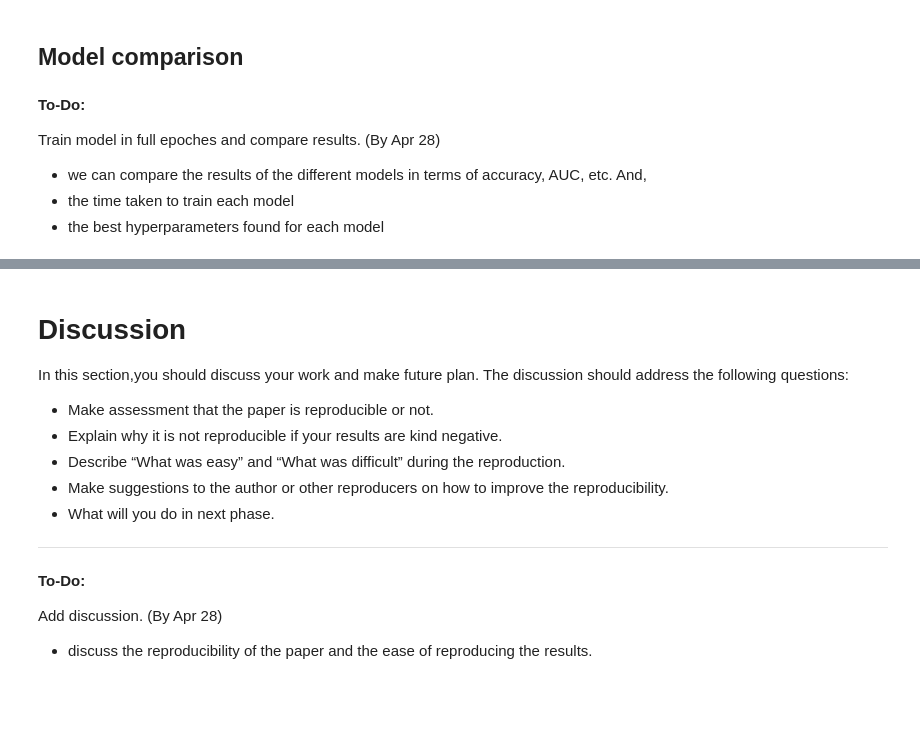
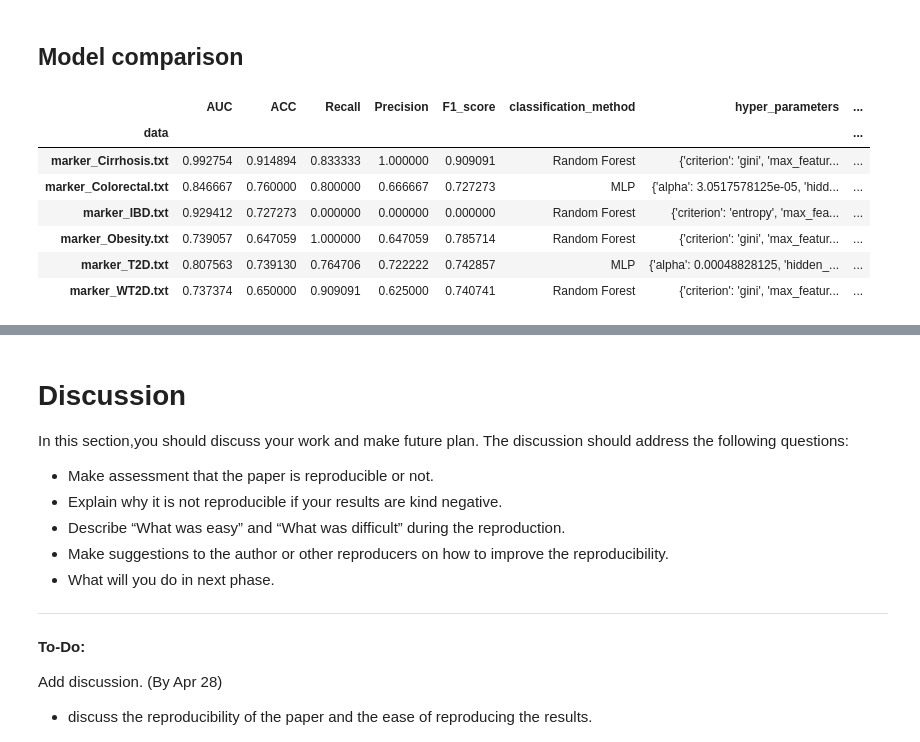
Before and after one commit to ZKingQ/CS598-DLH-SP24, a Jupyter notebook: DLH_Team_71_PyTorch.ipynb, the cells around one changed output, grey strips where cells are left out. Drawn from its saved outputs; the diff is of its cells as text; code cells hidden in the pictures; blank space fills up the shorter version.

```diff
--- a/DLH_Team_71_PyTorch.ipynb
+++ b/DLH_Team_71_PyTorch.ipynb
@@ -997,10 +997,15 @@ df
 | 125 | 0.737374 | 0.650000 | 0.909091 | 0.625000 | 0.740741 | Random Forest | {'criterion': 'gini', 'max_featur... | ... |
 # %% [markdown]
 ## Model comparison
-# %% [markdown]
-**To-Do:**
-
-Train model in full epoches and compare results. (By Apr 28)
-- we can compare the results of the different models in terms of accuracy, AUC, etc. And,
-- the time taken to train each model
-- the best hyperparameters found for each model
+# %%
+# show best auc for each data set and its param config
+df.groupby(['data']).apply(lambda x: x.loc[x['AUC'].idxmax()])
+# %% [output]
+|  | AUC | ACC | Recall | Precision | F1_score | classification_method | hyper_parameters | ... |
+| data |  |  |  |  |  |  |  | ... |
+| marker_Cirrhosis.txt | 0.992754 | 0.914894 | 0.833333 | 1.000000 | 0.909091 | Random Forest | {'criterion': 'gini', 'max_featur... | ... |
+| marker_Colorectal.txt | 0.846667 | 0.760000 | 0.800000 | 0.666667 | 0.727273 | MLP | {'alpha': 3.0517578125e-05, 'hidd... | ... |
+| marker_IBD.txt | 0.929412 | 0.727273 | 0.000000 | 0.000000 | 0.000000 | Random Forest | {'criterion': 'entropy', 'max_fea... | ... |
+| marker_Obesity.txt | 0.739057 | 0.647059 | 1.000000 | 0.647059 | 0.785714 | Random Forest | {'criterion': 'gini', 'max_featur... | ... |
+| marker_T2D.txt | 0.807563 | 0.739130 | 0.764706 | 0.722222 | 0.742857 | MLP | {'alpha': 0.00048828125, 'hidden_... | ... |
+| marker_WT2D.txt | 0.737374 | 0.650000 | 0.909091 | 0.625000 | 0.740741 | Random Forest | {'criterion': 'gini', 'max_featur... | ... |
```
Also changed, not shown: parts of 11 cells of this notebook.
